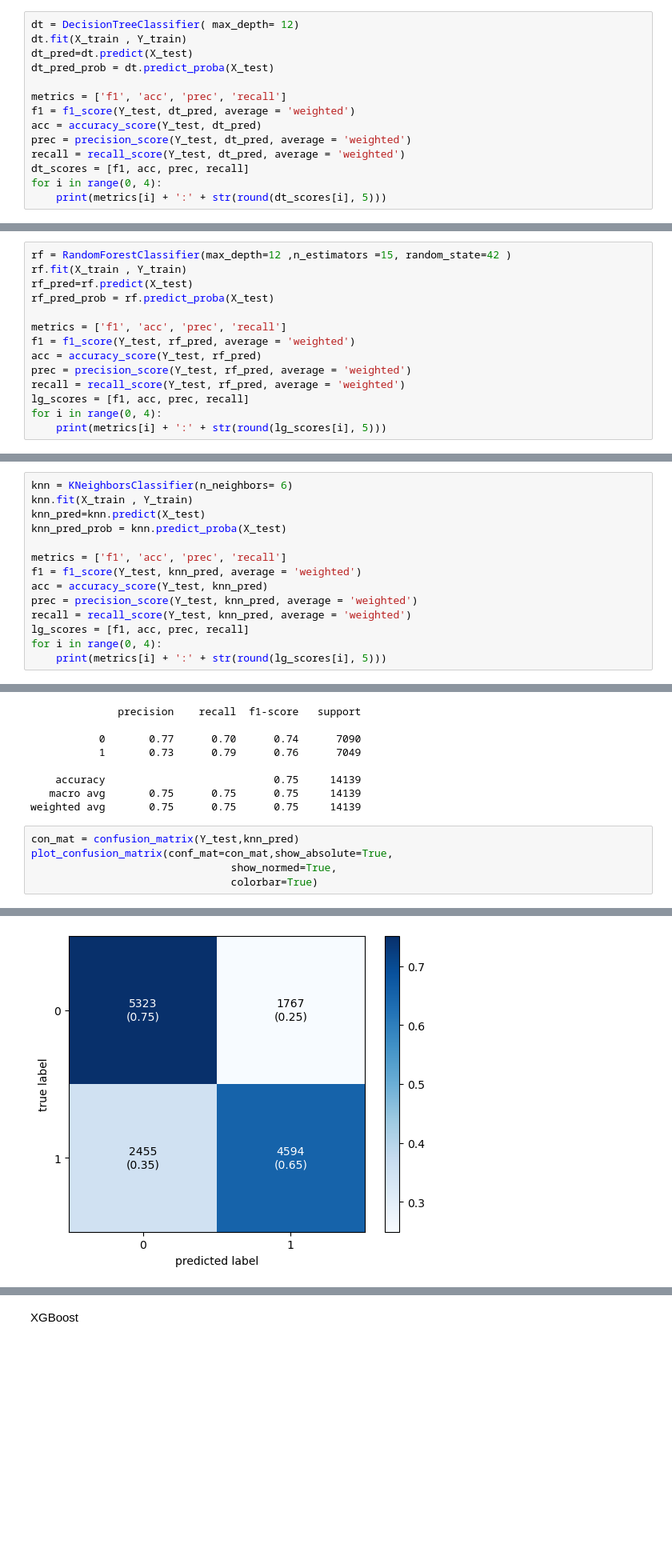
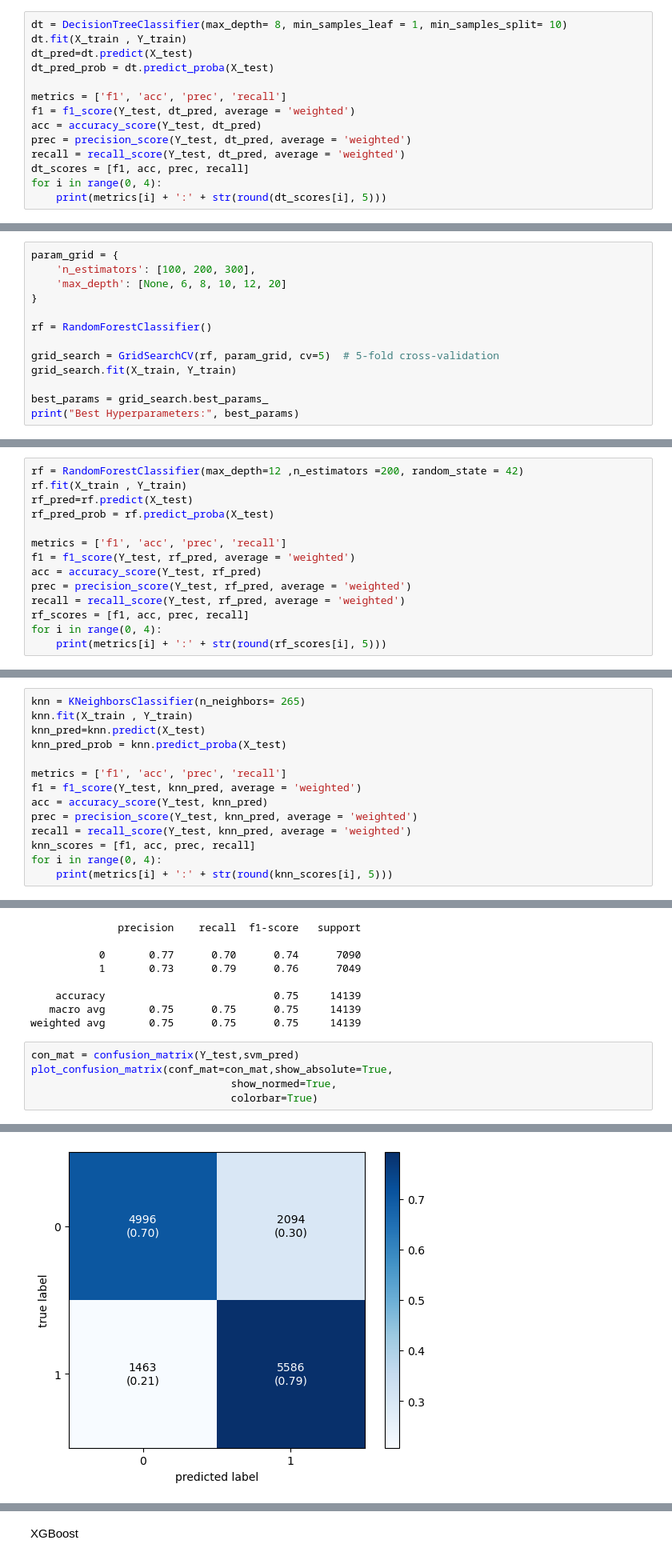
Before and after one commit to alexz957unc/COMP-562-Final-Project, a Jupyter notebook: Models.ipynb, the cells around one changed output, grey strips where cells are left out. Shown: that part at 80% size. Saved outputs shown, nothing was run; the diff lists cells and outputs as text; blank space fills up the shorter version.

```diff
--- a/Models.ipynb
+++ b/Models.ipynb
@@ -105,5 +119,5 @@ Decision tree Classifier Model
 # %%
-dt = DecisionTreeClassifier( max_depth= 12)
+dt = DecisionTreeClassifier(max_depth= 8, min_samples_leaf = 1, min_samples_split= 10)
 dt.fit(X_train , Y_train)
 dt_pred=dt.predict(X_test)
 dt_pred_prob = dt.predict_proba(X_test)
@@ -140,2 +154,15 @@ dt_imp.plot.barh()
 # %% [markdown]
 Random Forest Model
+# %%
+param_grid = {
+    'n_estimators': [100, 200, 300],
+    'max_depth': [None, 6, 8, 10, 12, 20]
+}
+
+rf = RandomForestClassifier()
+
+grid_search = GridSearchCV(rf, param_grid, cv=5)  # 5-fold cross-validation
+grid_search.fit(X_train, Y_train)
+
+best_params = grid_search.best_params_
+print("Best Hyperparameters:", best_params)
@@ -142,5 +171,5 @@ Random Forest Model
 # %%
-rf = RandomForestClassifier(max_depth=12 ,n_estimators =15, random_state=42 )
+rf = RandomForestClassifier(max_depth=12 ,n_estimators =200, random_state = 42)
 rf.fit(X_train , Y_train)
 rf_pred=rf.predict(X_test)
 rf_pred_prob = rf.predict_proba(X_test)
@@ -150,7 +179,7 @@ f1 = f1_score(Y_test, rf_pred, average = 'weighted')
 acc = accuracy_score(Y_test, rf_pred)
 prec = precision_score(Y_test, rf_pred, average = 'weighted')
 recall = recall_score(Y_test, rf_pred, average = 'weighted')
-lg_scores = [f1, acc, prec, recall]
+rf_scores = [f1, acc, prec, recall]
 for i in range(0, 4):
-    print(metrics[i] + ':' + str(round(lg_scores[i], 5)))
+    print(metrics[i] + ':' + str(round(rf_scores[i], 5)))
 # %% [output]
@@ -189,5 +220,5 @@ rf_imp.plot.barh()
 # %%
-knn = KNeighborsClassifier(n_neighbors= 6)
+knn = KNeighborsClassifier(n_neighbors= 265)
 knn.fit(X_train , Y_train)
 knn_pred=knn.predict(X_test)
 knn_pred_prob = knn.predict_proba(X_test)
@@ -197,7 +228,7 @@ f1 = f1_score(Y_test, knn_pred, average = 'weighted')
 acc = accuracy_score(Y_test, knn_pred)
 prec = precision_score(Y_test, knn_pred, average = 'weighted')
 recall = recall_score(Y_test, knn_pred, average = 'weighted')
-lg_scores = [f1, acc, prec, recall]
+knn_scores = [f1, acc, prec, recall]
 for i in range(0, 4):
-    print(metrics[i] + ':' + str(round(lg_scores[i], 5)))
+    print(metrics[i] + ':' + str(round(knn_scores[i], 5)))
 # %% [output]
@@ -260,14 +290,14 @@ print(matrix)
    macro avg       0.75      0.75      0.75     14139
 weighted avg       0.75      0.75      0.75     14139
 # %%
-con_mat = confusion_matrix(Y_test,knn_pred)
+con_mat = confusion_matrix(Y_test,svm_pred)
 plot_confusion_matrix(conf_mat=con_mat,show_absolute=True,
                                 show_normed=True,
                                 colorbar=True)
 # %% [output]
 (<Figure size 640x480 with 2 Axes>,
  <Axes: xlabel='predicted label', ylabel='true label'>)
-[figure, old version]
+[figure, new version]
 # %%
 svm_imp = pd.Series(svm.coef_[0],index = X_train.columns)
 svm_imp.sort_values(ascending = True, inplace = True)
```
Also changed, not shown: parts of 29 cells of this notebook.
